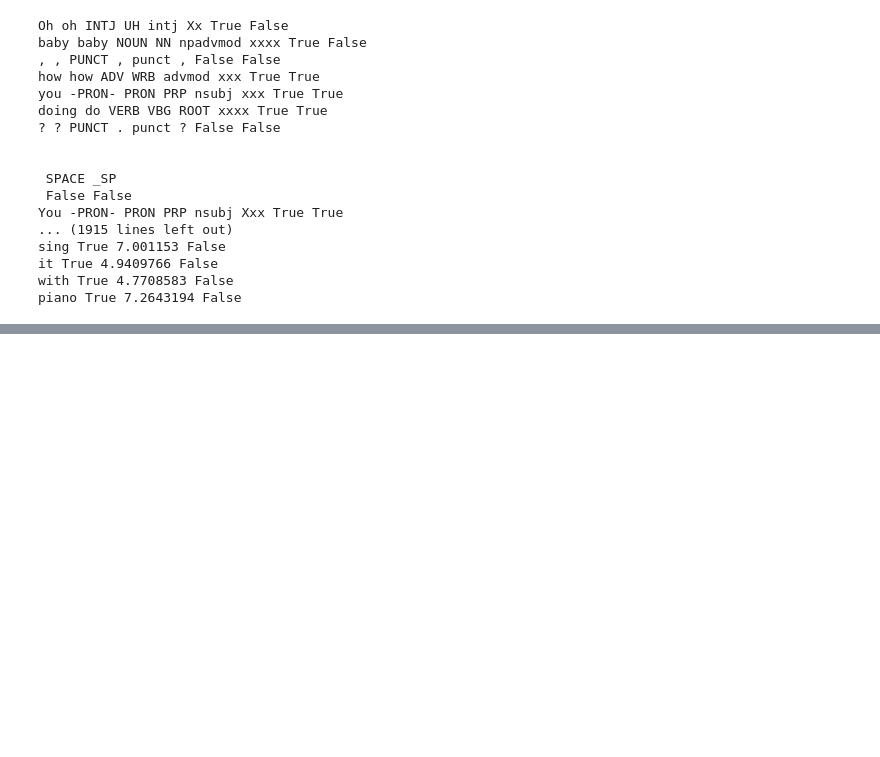
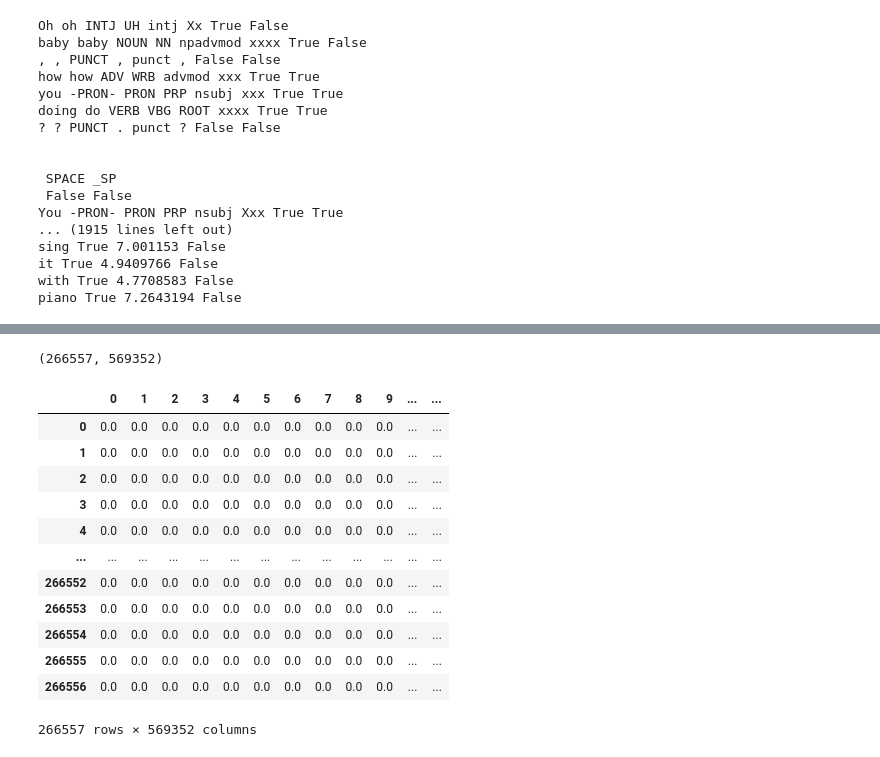
Before and after one commit to ZachZs/MusicNeuralNet, a Jupyter notebook: LyricsDTM.ipynb, the cells around one changed output, grey strips where cells are left out. Cells and saved outputs as stored; diff of their text form; code cells hidden in the pictures; blank space fills up the shorter version.

Commit message:
Created Tokenizer 4/1

```diff
--- a/LyricsDTM.ipynb
+++ b/LyricsDTM.ipynb
@@ -68,0 +122,4 @@ piano True 7.2643194 False
+# %%
+# get the column of lyrics
+doc = lyrics.lyrics
+doc
@@ -68,0 +144,11 @@ piano True 7.2643194 False
+# %%
+doc_list = []
+
+# go through each song
+for doc in tqdm(doc):
+
+    # tokenize the document
+    pr = nlp(doc)
+
+    # add it to the list
+    doc_list.append(pr)
@@ -68,0 +210,17 @@ piano True 7.2643194 False
+# %%
+from sklearn.feature_extraction.text import TfidfVectorizer
+
+# create a dummy function to return the tokens as is
+def dummy_fun(doc):
+    return doc
+
+# create the model for the tfidf, using the dummy function (since the tokens were made with spaCy)
+tfidf = TfidfVectorizer(
+    analyzer='word',
+    tokenizer=dummy_fun,
+    preprocessor=dummy_fun,
+    token_pattern=None)
+# %%
+# fit the model to the tokens, and print the vocab
+tfidf_vector = tfidf.fit_transform(doc_list)
+tfidf.vocabulary_
@@ -68,0 +245,24 @@ piano True 7.2643194 False
+# %%
+# check the shape of the vector
+tfidf_vector.shape
+# %% [output]
+(266557, 569352)
+# %%
+import scipy.sparse
+
+# turn the sparse matrix into a dataframe
+pd.DataFrame.sparse.from_spmatrix(tfidf_vector)
+# %% [output]
+|  | 0 | 1 | 2 | 3 | 4 | 5 | 6 | 7 | 8 | 9 | ... | ... |
+| 0 | 0.0 | 0.0 | 0.0 | 0.0 | 0.0 | 0.0 | 0.0 | 0.0 | 0.0 | 0.0 | ... | ... |
+| 1 | 0.0 | 0.0 | 0.0 | 0.0 | 0.0 | 0.0 | 0.0 | 0.0 | 0.0 | 0.0 | ... | ... |
+| 2 | 0.0 | 0.0 | 0.0 | 0.0 | 0.0 | 0.0 | 0.0 | 0.0 | 0.0 | 0.0 | ... | ... |
+| 3 | 0.0 | 0.0 | 0.0 | 0.0 | 0.0 | 0.0 | 0.0 | 0.0 | 0.0 | 0.0 | ... | ... |
+| 4 | 0.0 | 0.0 | 0.0 | 0.0 | 0.0 | 0.0 | 0.0 | 0.0 | 0.0 | 0.0 | ... | ... |
+| ... | ... | ... | ... | ... | ... | ... | ... | ... | ... | ... | ... | ... |
+| 266552 | 0.0 | 0.0 | 0.0 | 0.0 | 0.0 | 0.0 | 0.0 | 0.0 | 0.0 | 0.0 | ... | ... |
+| 266553 | 0.0 | 0.0 | 0.0 | 0.0 | 0.0 | 0.0 | 0.0 | 0.0 | 0.0 | 0.0 | ... | ... |
+| 266554 | 0.0 | 0.0 | 0.0 | 0.0 | 0.0 | 0.0 | 0.0 | 0.0 | 0.0 | 0.0 | ... | ... |
+| 266555 | 0.0 | 0.0 | 0.0 | 0.0 | 0.0 | 0.0 | 0.0 | 0.0 | 0.0 | 0.0 | ... | ... |
+| 266556 | 0.0 | 0.0 | 0.0 | 0.0 | 0.0 | 0.0 | 0.0 | 0.0 | 0.0 | 0.0 | ... | ... |
+266557 rows × 569352 columns
```
Also changed, not shown: parts of 17 cells of this notebook.
